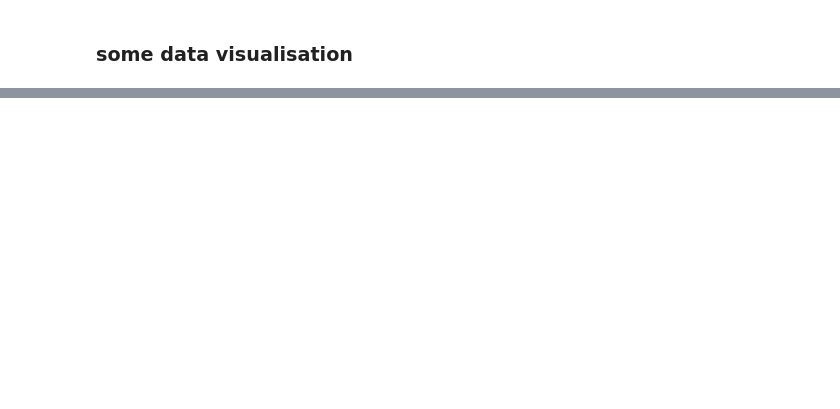
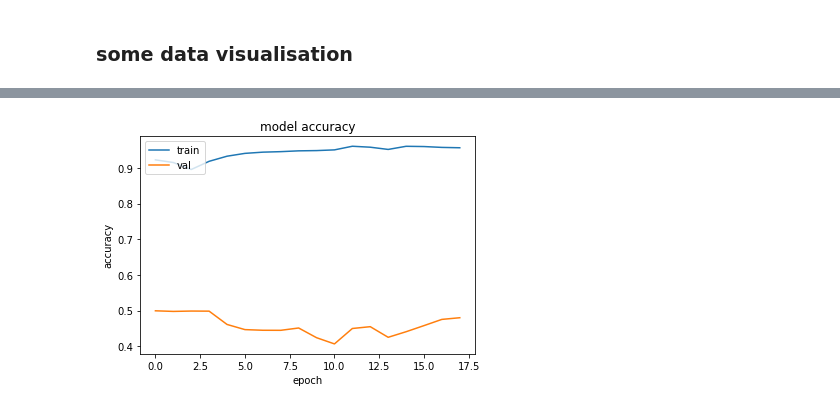
Before and after one commit to kaoutamine/ML_laser_powder_project, a Jupyter notebook: project.ipynb, the cells around one changed output, grey strips where cells are left out. Saved outputs shown, nothing was run; the diff lists cells and outputs as text; code cells hidden in the pictures; blank space fills up the shorter version.

```diff
--- a/project.ipynb
+++ b/project.ipynb
@@ -292,0 +398,14 @@ map_class_to_id = {'deformed':0, 'rx':1}
+# %%
+cached_train_ds = embedding_train_ds.cache().shuffle(1000).batch(32).prefetch(tf.data.AUTOTUNE)
+cached_val_ds = embedding_validation_ds.cache().batch(32).prefetch(tf.data.AUTOTUNE)
+cached_test_ds = embedding_test_ds.cache().batch(32).prefetch(tf.data.AUTOTUNE)
+# %%
+#define a basic sequential model to train our data
+my_model = tf.keras.Sequential([
+    tf.keras.layers.Input(shape=(1024), dtype=tf.float32,
+                          name='input_embedding'),
+    tf.keras.layers.Dense(512, activation='relu'),
+    tf.keras.layers.Dense(len(my_classes))
+], name='my_model')
+
+my_model.summary()
@@ -292,0 +426,13 @@ map_class_to_id = {'deformed':0, 'rx':1}
+# %%
+my_model.compile(loss=tf.keras.losses.SparseCategoricalCrossentropy(from_logits=True),
+                 optimizer="adam",
+                 metrics=['accuracy'])
+
+callback = tf.keras.callbacks.EarlyStopping(monitor='loss',
+                                            patience=3,
+                                            restore_best_weights=True)
+# %%
+history = my_model.fit(cached_train_ds,
+                       epochs=20,
+                       validation_data=cached_val_ds,
+                       callbacks=callback)
@@ -292,0 +457,10 @@ map_class_to_id = {'deformed':0, 'rx':1}
+# %%
+plt.plot(history.history['accuracy'])
+plt.plot(history.history['val_accuracy'])
+plt.title('model accuracy')
+plt.ylabel('accuracy')
+plt.xlabel('epoch')
+plt.legend(['train', 'val'], loc='upper left')
+plt.show()
+# %% [output]
+[figure, added]
```
Also changed, not shown: parts of 33 cells of this notebook.
